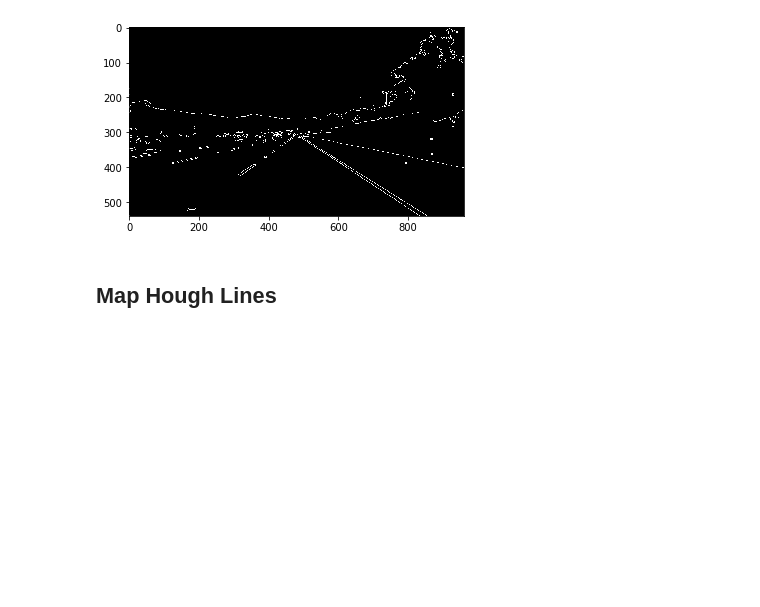
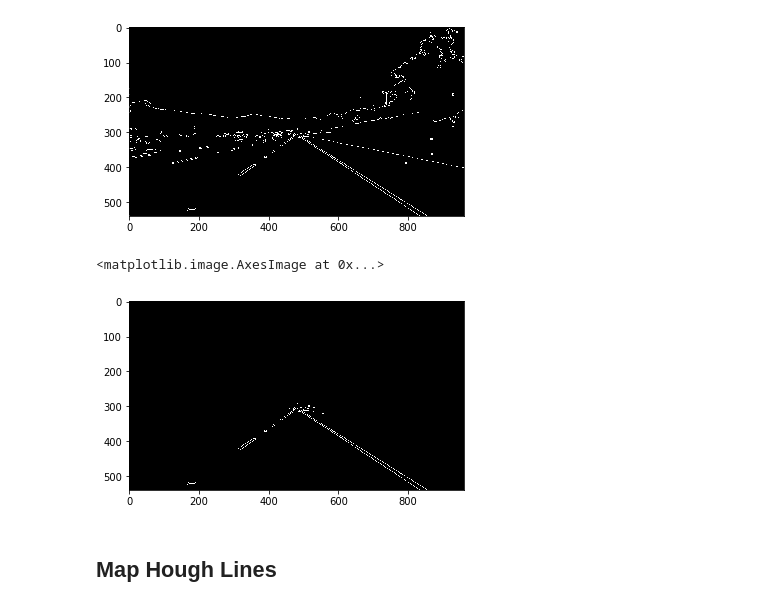
Before and after one commit to gobrando/CarND-LaneLines-P1, a Jupyter notebook: P1.ipynb, the cells around one changed output. Drawn from its saved outputs; the diff is of its cells as text; code cells hidden in the pictures; blank space fills up the shorter version.

```diff
--- a/P1.ipynb
+++ b/P1.ipynb
@@ -180,6 +180,18 @@ plt.imshow(edges, cmap='Greys_r')
 # %% [output]
 <matplotlib.image.AxesImage at 0x...>
 [figure]
+# %%
+# Define mask edges off of image shape
+max_width = image.shape[1]
+max_height = image.shape[0]
+width_delta = int(max_width/20)
+vertices = np.array([[(100, max_height), (max_width - 100, max_height), (500,280)]])
+masked_edges = region_of_interest(edges, vertices)
+
+plt.imshow(masked_edges, cmap='Greys_r')
+# %% [output]
+<matplotlib.image.AxesImage at 0x...>
+[figure, added]
 # %% [markdown]
 ## Map Hough Lines
 # %%
```
Also changed, not shown: parts of 10 cells of this notebook.
